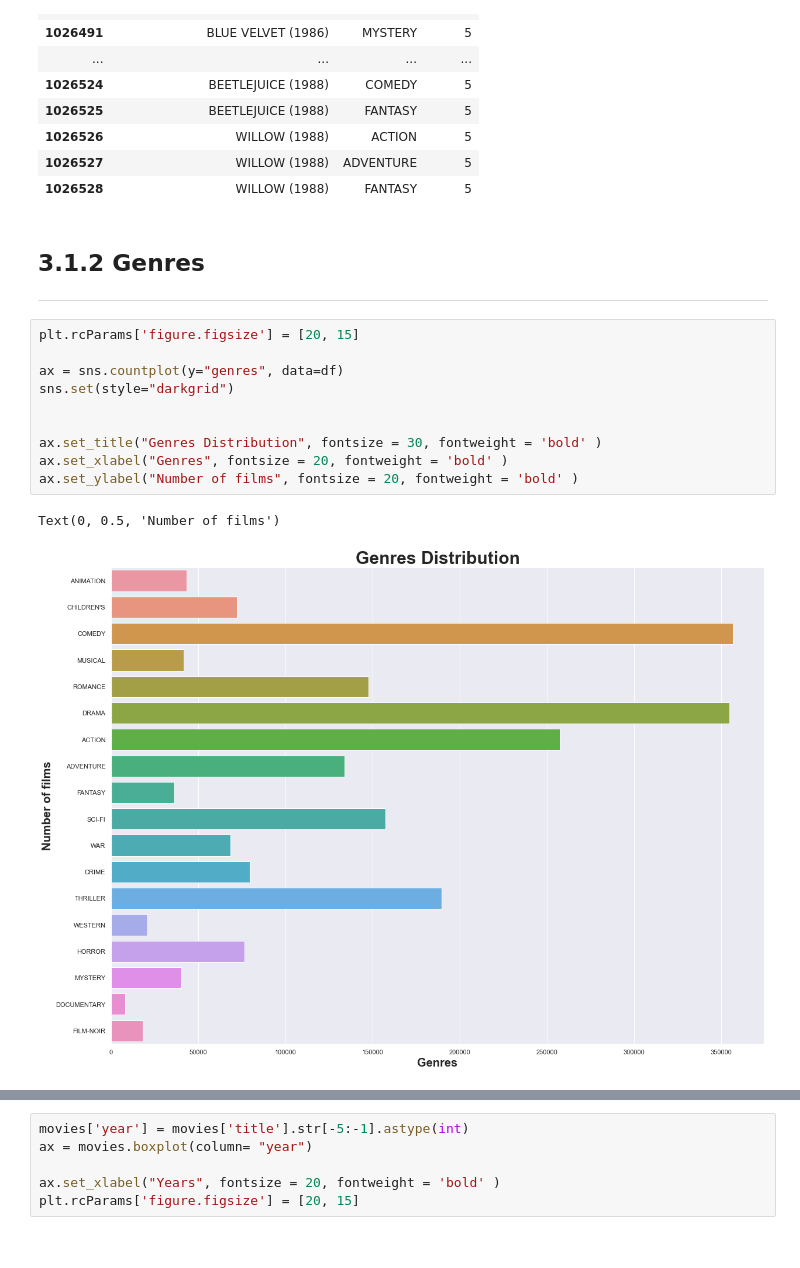
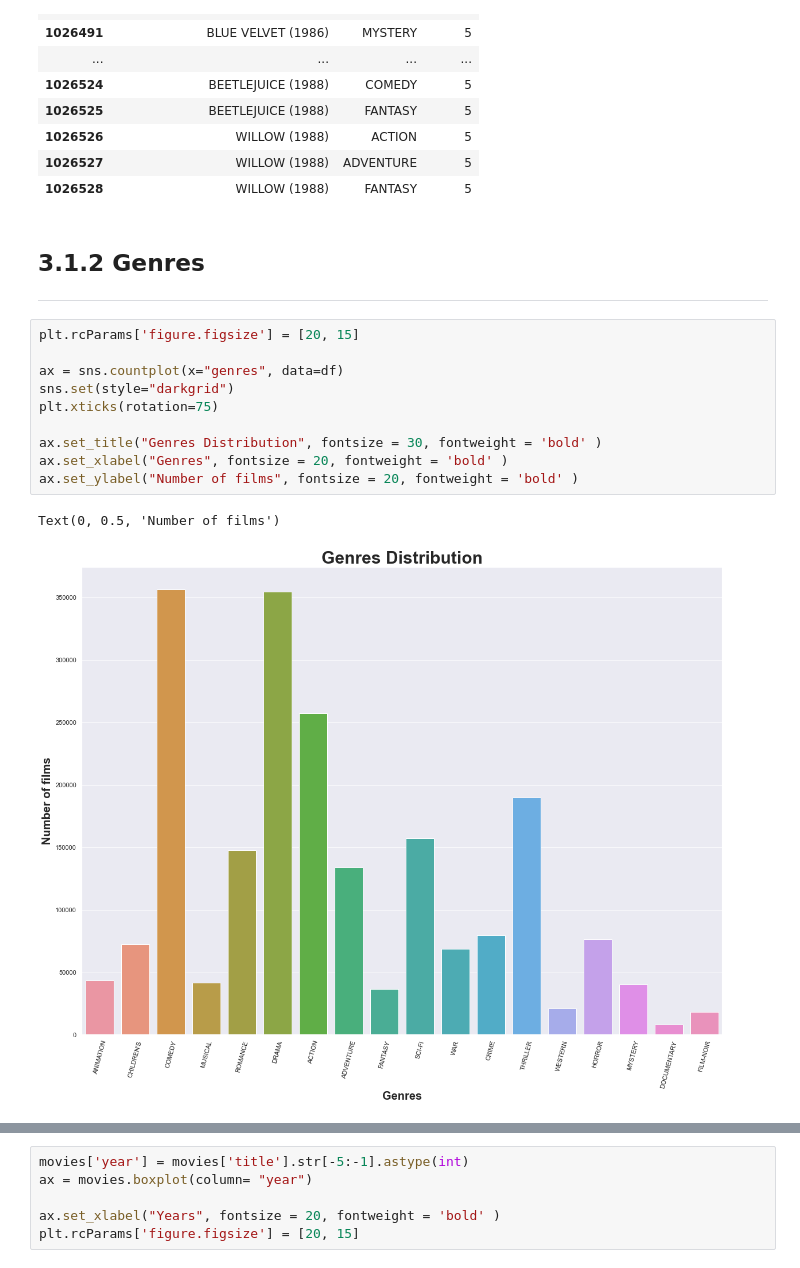
Before and after one commit to ChauHuynh1/DataScience, a Jupyter notebook: RecommenderSystem/MovieRecommenderSystem.ipynb, the cells around one changed output, grey strips where cells are left out. Saved outputs shown, nothing was run; the diff lists cells and outputs as text.

```diff
--- a/RecommenderSystem/MovieRecommenderSystem.ipynb
+++ b/RecommenderSystem/MovieRecommenderSystem.ipynb
@@ -651,20 +651,20 @@ df[['title','genres','rating']].sort_values('rating', ascending=False).head(20)
 | 1026526 | WILLOW (1988) | ACTION | 5 |
 | 1026527 | WILLOW (1988) | ADVENTURE | 5 |
 | 1026528 | WILLOW (1988) | FANTASY | 5 |
-# %% [markdown]
-<a id="3.1.2"></a>
-## 3.1.2 Genres
-***
+# %% [markdown]
+<a id="3.1.2"></a>
+## 3.1.2 Genres
+***
 # %%
 plt.rcParams['figure.figsize'] = [20, 15]
 
-ax = sns.countplot(y="genres", data=df)
+ax = sns.countplot(x="genres", data=df)
 sns.set(style="darkgrid")
-
+plt.xticks(rotation=75)
 
 ax.set_title("Genres Distribution", fontsize = 30, fontweight = 'bold' )
 ax.set_xlabel("Genres", fontsize = 20, fontweight = 'bold' )
 ax.set_ylabel("Number of films", fontsize = 20, fontweight = 'bold' )
 # %% [output]
 Text(0, 0.5, 'Number of films')
-[figure, old version]
+[figure, new version]
```
Also changed, not shown: parts of 22 cells of this notebook.
